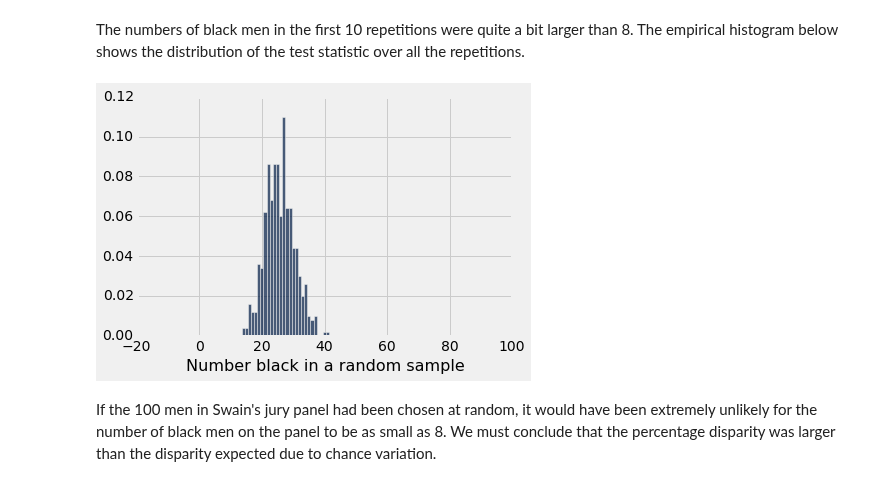
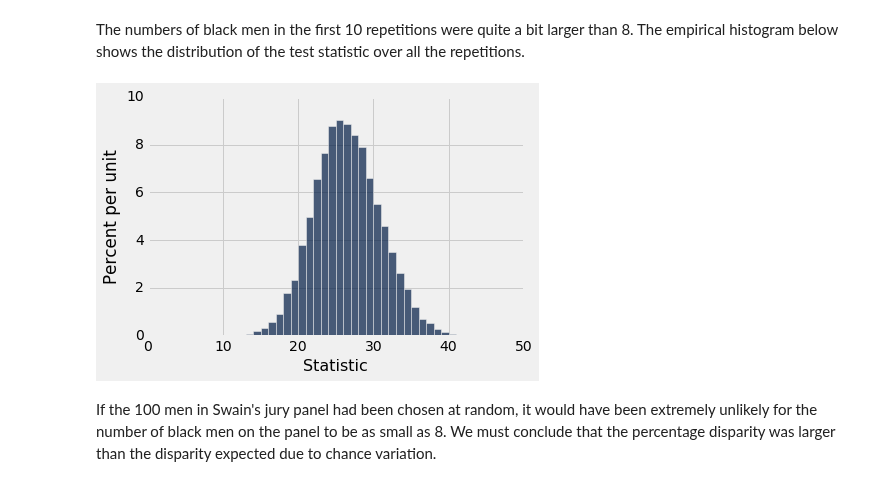
Before and after one commit to data-8/textbook, a Jupyter notebook: notebooks/Testing.ipynb, the cells around one changed output. Saved outputs shown, nothing was run; the diff lists cells and outputs as text; code cells hidden in the pictures.

```diff
--- a/notebooks/Testing.ipynb
+++ b/notebooks/Testing.ipynb
@@ -6,0 +89,8 @@ plots.style.use('fivethirtyeight')
+# %%
+def empirical_distribution(table, label, sample_size, k, f):
+    stats = Table(['Sample #', 'Statistic'])
+    for i in np.arange(k):
+        sample = table.sample_from_distribution(label, sample_size)
+        statistic = f(sample)
+        stats.append([i, statistic])
+    return stats
@@ -29,0 +133,6 @@ AL_jury
+# %%
+alabama = Table(['Race', 'Eligible']).with_rows([
+    ["Black", 0.26],
+    ["Other", 0.74]
+])
+alabama.set_format(1, PercentFormatter(0))
@@ -32,16 +144,0 @@ As our test statistic, we will use the number of black men in a random sample of
-# %%
-# Statistic: number black in sample of size 100
-
-# Compute the empirical distribution of the statistic
-
-sample_size = 100
-repetitions = 500
-eligible = AL_jury["Eligible"]
-
-black_in_sample = Table([[]], ["Number black in a random sample"])
-for i in np.arange(repetitions):
-    sample = np.random.multinomial(sample_size, eligible)
-    b = sample[0]
-    black_in_sample.append([b])
-
-black_in_sample
@@ -60,0 +145,10 @@ black_in_sample
+# %%
+def value_for(category, category_label, value_label):
+    def in_table(sample):
+        return sample.where(category_label, category).column(value_label).item(0)
+    return in_table
+
+num_black = value_for('Black', 'Race', 'Eligible sample')
+
+black_in_sample = empirical_distribution(alabama, 'Eligible', 100, 10000, num_black)
+black_in_sample
@@ -61,9 +168,9 @@ black_in_sample
 # %% [markdown]
 The numbers of black men in the first 10 repetitions were quite a bit larger than 8. The empirical histogram below shows the distribution of the test statistic over all the repetitions.
 # %%
-black_in_sample.hist(bins = np.arange(-0.5, 100, 1), normed=True)
+black_in_sample.hist(1, bins=np.arange(0, 50, 1))
 # %% [output]
-[figure, old version]
+[figure, new version]
 # %% [markdown]
 If the 100 men in Swain's jury panel had been chosen at random, it would have been extremely unlikely for the number of black men on the panel to be as small as 8. We must conclude that the percentage disparity was larger than the disparity expected due to chance variation.
 # %% [markdown]
```
Also changed, not shown: parts of 28 cells of this notebook, 1 other file.
